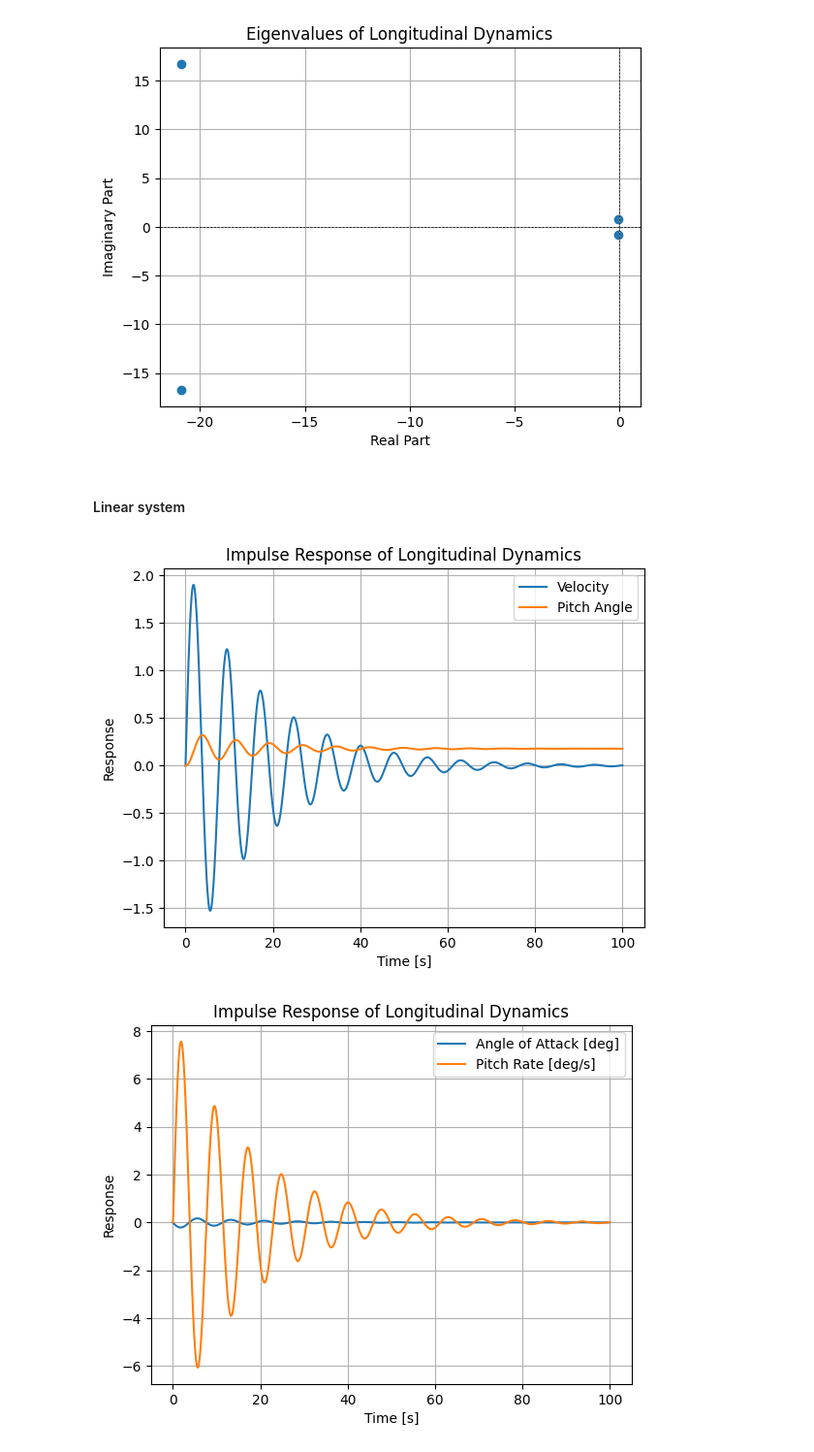
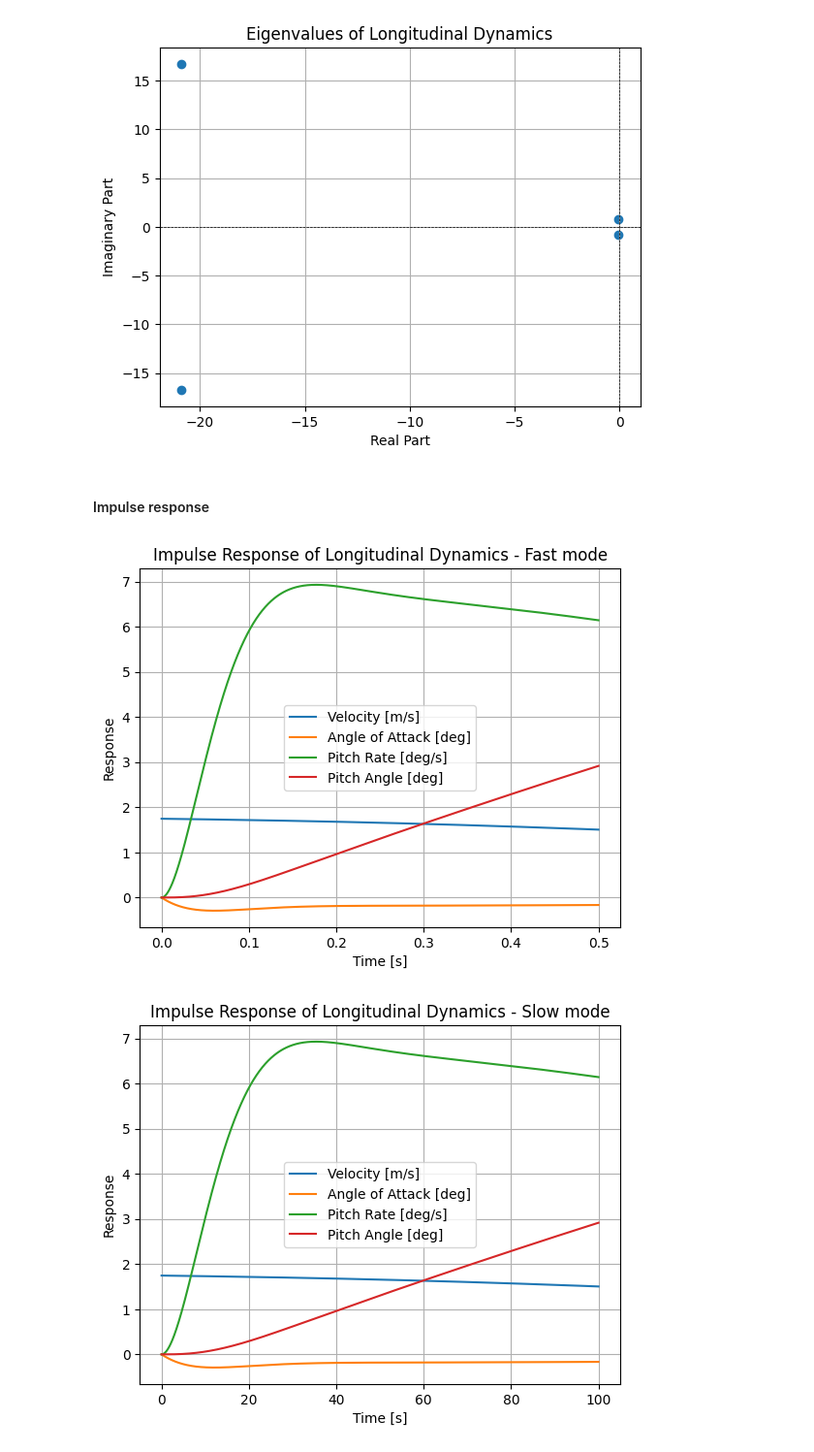
Before and after one commit to gregora/Wright, a Jupyter notebook: static_analysis.ipynb, the cells around one changed output. Shown at 97% size. Saved outputs shown, nothing was run; the diff lists cells and outputs as text; code cells hidden in the pictures.

```diff
--- a/static_analysis.ipynb
+++ b/static_analysis.ipynb
@@ -317,33 +317,48 @@ Eigenvectors:
  [ 0.029+0.023j  0.029-0.023j  0.01 +0.083j  0.01 -0.083j]]
 [figure]
 # %% [markdown]
-#### Linear system
+#### Impulse response
 # %%
-longitudinal_linear = ct.StateSpace(J[:, :4], J[:, 4], np.diag([1, 1, 1, 1]), np.zeros((4, 1)))
+A = J[:, :4]
+B = J[:, 4]
+C = np.zeros((3, 4))
+C[0, 0] = 1
+C[1, 2] = 1
+C[2, 3] = 1
+D = np.zeros((3, 1))
+
+longitudinal_linear = ct.StateSpace(A, B, C, D)
 
 # plot impulse response
-t, y = ct.step_response(longitudinal_linear, T=np.linspace(0, 100, 1000))
+t, y, x = ct.impulse_response(longitudinal_linear, T=np.linspace(0, 0.5, 10000), return_states = True)
 
 plt.figure()
-plt.plot(t, y[0, :].T, label="Velocity")
-plt.plot(t, y[3, :].T, label="Pitch Angle")
-plt.title("Impulse Response of Longitudinal Dynamics")
+plt.plot(t, x[0, :].T, label="Velocity [m/s]")
+plt.plot(t, x[1, :].T * 180/np.pi, label="Angle of Attack [deg]")
+plt.plot(t, x[2, :].T * 180/np.pi, label="Pitch Rate [deg/s]")
+plt.plot(t, x[3, :].T * 180/np.pi, label="Pitch Angle [deg]")
+plt.title("Impulse Response of Longitudinal Dynamics - Fast mode")
 plt.xlabel("Time [s]")
 plt.ylabel("Response")
 plt.legend()
 plt.grid()
 plt.show()
 
+
+t, y = ct.impulse_response(longitudinal_linear, T=np.linspace(0, 100, 10000))
+
 # plot angular velocity and alpha response
 plt.figure()
-plt.plot(t, y[1, :].T * 180/np.pi, label="Angle of Attack [deg]")
-plt.plot(t, y[2, :].T * 180/np.pi, label="Pitch Rate [deg/s]")
-plt.title("Impulse Response of Longitudinal Dynamics")
+plt.title("Impulse Response of Longitudinal Dynamics - Slow mode")
+plt.plot(t, x[0, :].T, label="Velocity [m/s]")
+plt.plot(t, x[1, :].T * 180/np.pi, label="Angle of Attack [deg]")
+plt.plot(t, x[2, :].T * 180/np.pi, label="Pitch Rate [deg/s]")
+plt.plot(t, x[3, :].T * 180/np.pi, label="Pitch Angle [deg]")
 plt.xlabel("Time [s]")
 plt.ylabel("Response")
 plt.legend()
 plt.grid()
 plt.show()
 # %% [output]
-[figure, old version]
+[figure, new version]
-[figure, old version]
+[figure, new version]
```
Also changed, not shown: parts of 6 cells of this notebook.
